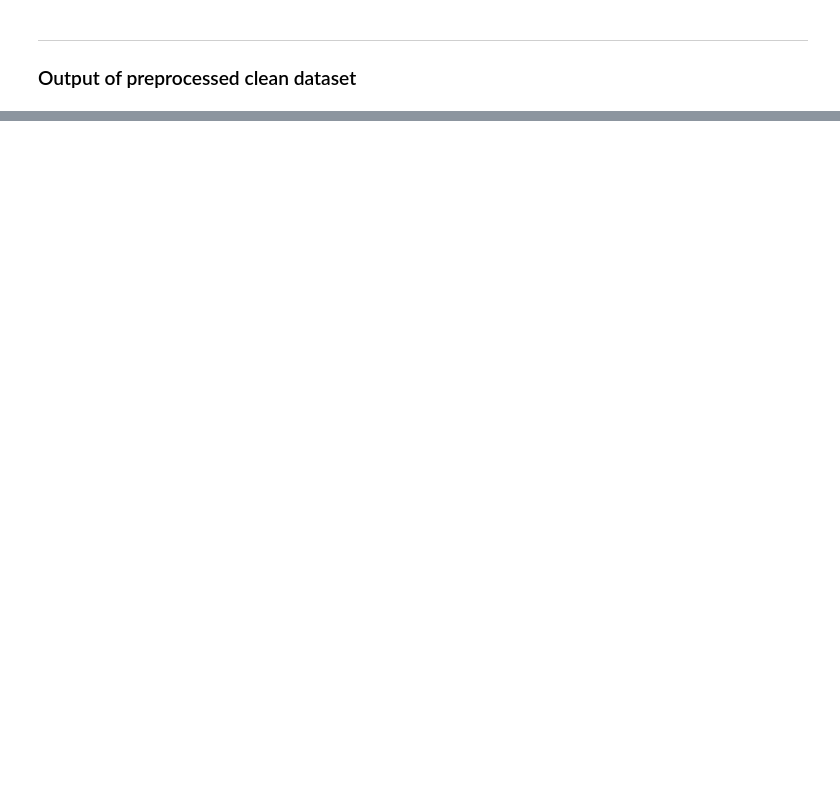
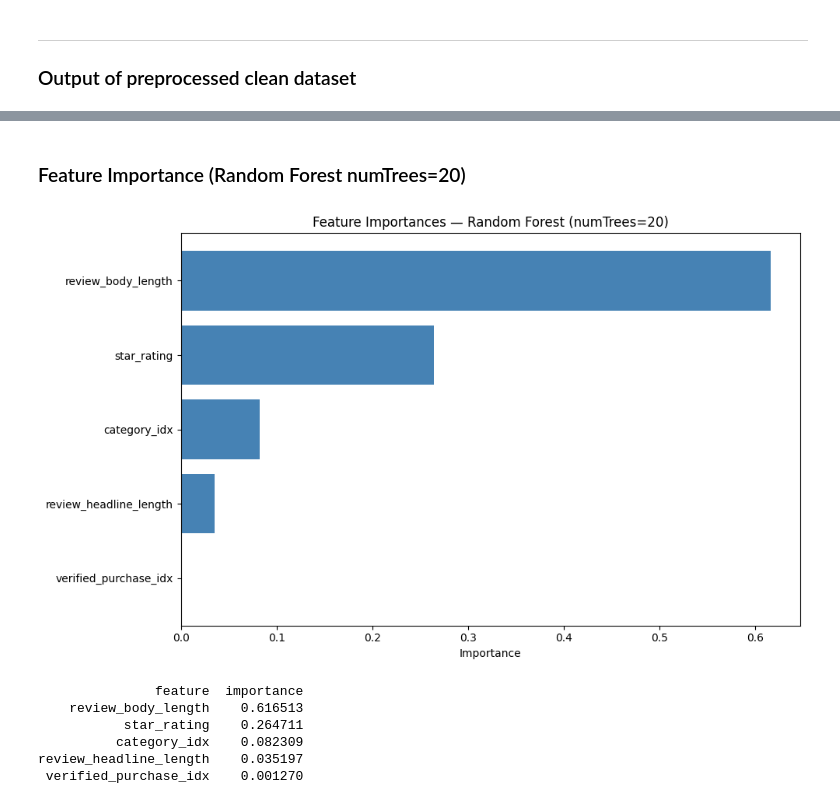
Before and after one commit to kaylaaz/amazon-reviews-spark-analysis, a Jupyter notebook: Milestone3_draft.ipynb, the cells around one changed output, grey strips where cells are left out. Saved outputs shown, nothing was run; the diff lists cells and outputs as text; code cells hidden in the pictures; blank space fills up the shorter version.

Commit message:
Update Milestone3_draft.ipynb
Included modeling

```diff
--- a/Milestone3_draft.ipynb
+++ b/Milestone3_draft.ipynb
@@ -546,8 +449,5 @@ df_filtered3.select("review_length", "scaled_features", "review_tokens").show(2,
 ---
 ### Output of preprocessed clean dataset
 # %%
-output_path = "/home/ajaganathan/scratch/spark_tmp/amazon_reviews_clean"
-
-df_filtered = impute_missing_values(df_filtered)
-df_filtered.write.mode("overwrite").parquet(output_path)
-print("Saved to disk")
+output_path = "/expanse/lustre/projects/uci157/hkwon2/shared/amazon_reviews_clean.parquet"
+df_clean = spark.read.parquet(output_path)
@@ -556,0 +549,16 @@ print(f"After clean up: {df_filtered.count()}")
+# %%
+rf20 = RandomForestClassifier(featuresCol="features", labelCol="label", numTrees=20, maxBins=64, seed=42)
+pipeline_rf20 = Pipeline(stages=[assembler, rf20])
+model_rf20 = pipeline_rf20.fit(train_df)
+
+train_pred_rf20 = model_rf20.transform(train_df)
+val_pred_rf20   = model_rf20.transform(val_df)
+test_pred_rf20  = model_rf20.transform(test_df)
+
+evaluator_auc = BinaryClassificationEvaluator(labelCol="label", metricName="areaUnderROC")
+evaluator_f1  = MulticlassClassificationEvaluator(labelCol="label", metricName="f1")
+
+print("=== Random Forest (numTrees=20) ===")
+print(f"Train AUC: {evaluator_auc.evaluate(train_pred_rf20):.4f} | F1: {evaluator_f1.evaluate(train_pred_rf20):.4f}")
+print(f"Val   AUC: {evaluator_auc.evaluate(val_pred_rf20):.4f} | F1: {evaluator_f1.evaluate(val_pred_rf20):.4f}")
+print(f"Test  AUC: {evaluator_auc.evaluate(test_pred_rf20):.4f} | F1: {evaluator_f1.evaluate(test_pred_rf20):.4f}")
@@ -556,0 +654,27 @@ print(f"After clean up: {df_filtered.count()}")
+# %% [markdown]
+### Feature Importance (Random Forest numTrees=20)
+# %%
+importances = model_rf20.stages[-1].featureImportances.toArray()
+
+feat_df = pd.DataFrame({
+    "feature":    feature_cols,
+    "importance": importances
+}).sort_values("importance", ascending=False)
+
+plt.figure(figsize=(10, 6))
+plt.barh(feat_df["feature"], feat_df["importance"], color="steelblue")
+plt.gca().invert_yaxis()
+plt.title("Feature Importances — Random Forest (numTrees=20)")
+plt.xlabel("Importance")
+plt.tight_layout()
+plt.show()
+
+print(feat_df.to_string(index=False))
+# %% [output]
+[figure, added]
+               feature  importance
+    review_body_length    0.616513
+           star_rating    0.264711
+          category_idx    0.082309
+review_headline_length    0.035197
+ verified_purchase_idx    0.001270
```
Also changed, not shown: parts of 76 cells of this notebook.
